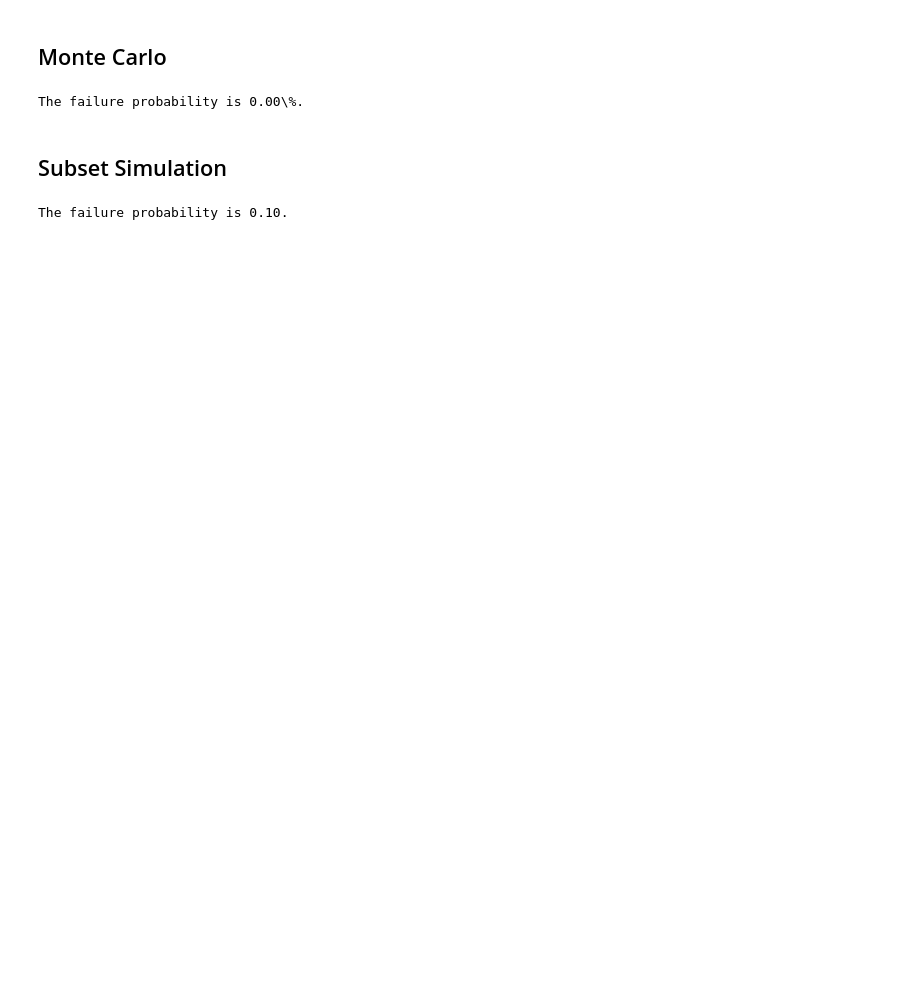
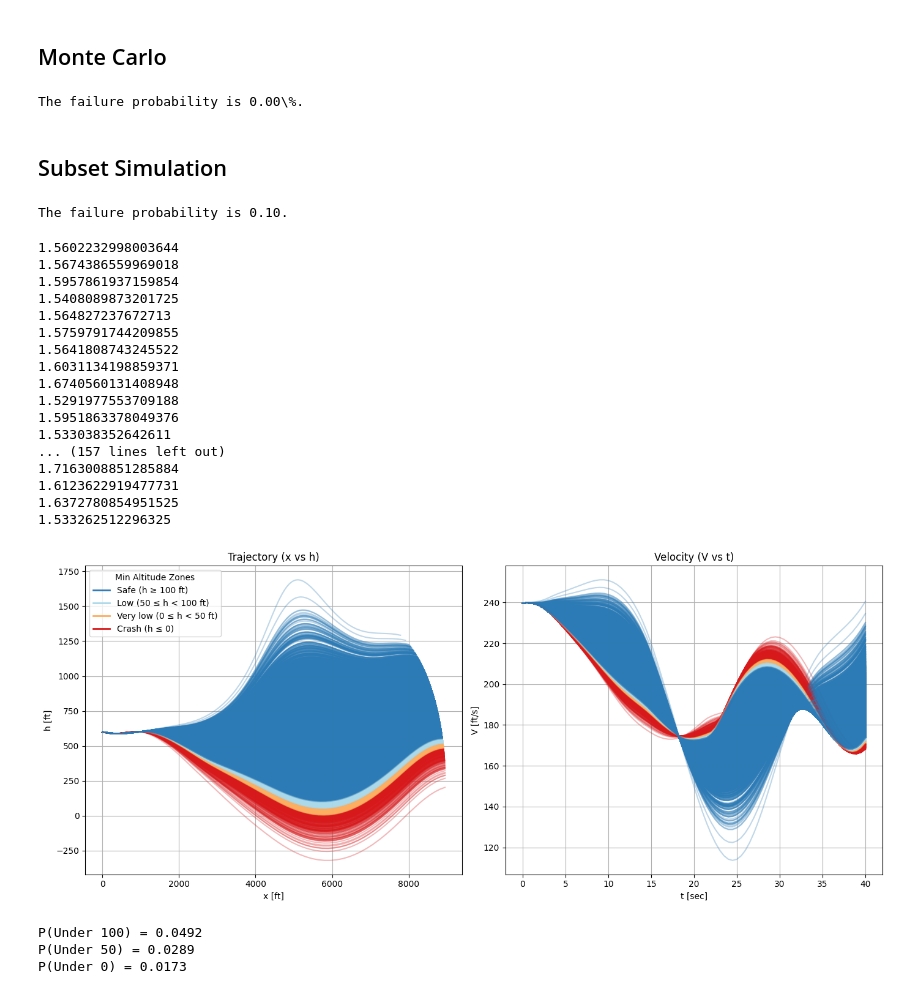
Before and after one commit to dmw1998/Case_Study_Log, a Jupyter notebook: Full_Version_OCP.ipynb, the cells around one changed output. Cells and saved outputs as stored; diff of their text form; code cells hidden in the pictures; blank space fills up the shorter version.

```diff
--- a/Full_Version_OCP.ipynb
+++ b/Full_Version_OCP.ipynb
@@ -553,0 +975,28 @@ The failure probability is 0.10.
+# %%
+np.random.seed(0)
+
+u_opt = res['u']
+
+visulize_trajectory(u_opt)
+# %% [output]
+1.5602232998003644
+1.5674386559969018
+1.5957861937159854
+1.5408089873201725
+1.564827237672713
+1.5759791744209855
+1.5641808743245522
+1.6031134198859371
+1.6740560131408948
+1.5291977553709188
+1.5951863378049376
+1.533038352642611
+... (157 lines left out)
+1.7163008851285884
+1.6123622919477731
+1.6372780854951525
+1.533262512296325
+[figure, added]
+P(Under 100) = 0.0492
+P(Under 50) = 0.0289
+P(Under 0) = 0.0173
```
Also changed, not shown: parts of 8 cells of this notebook.
